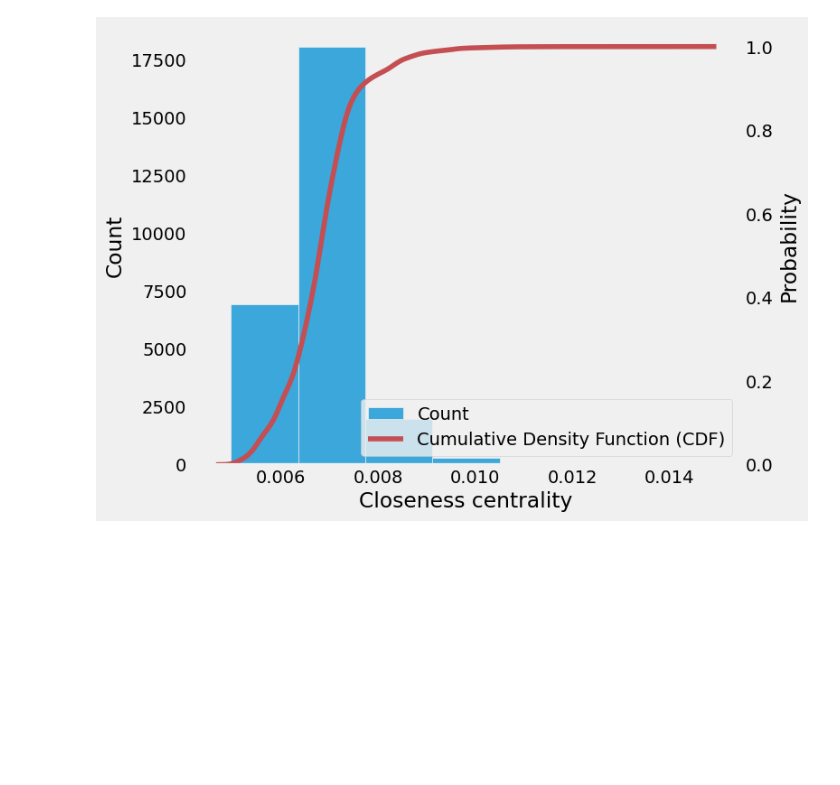
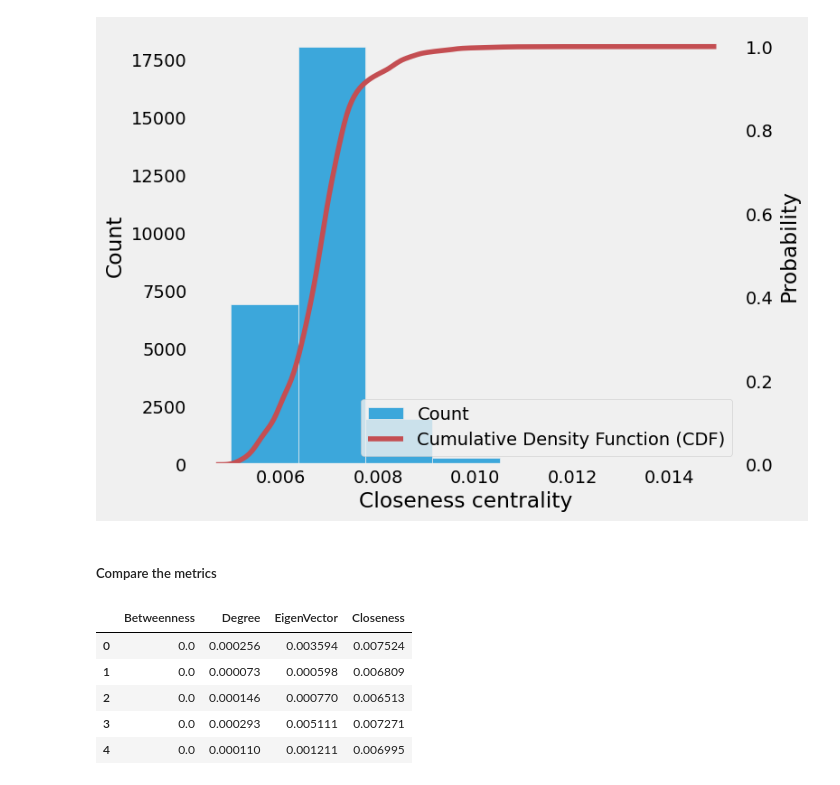
Before and after one commit to marianabritoazevedo/data-structure-ii, a Jupyter notebook: network_with_wikipedia/notebooks/Wikipedia.ipynb, the cells around one changed output. Saved outputs shown, nothing was run; the diff lists cells and outputs as text; code cells hidden in the pictures; blank space fills up the shorter version.

```diff
--- a/network_with_wikipedia/notebooks/Wikipedia.ipynb
+++ b/network_with_wikipedia/notebooks/Wikipedia.ipynb
@@ -596,3 +599,25 @@ ax2.set_ylabel("Probability")
 plt.show()
 # %% [output]
 [figure]
+# %% [markdown]
+##### Compare the metrics
+# %%
+# with betweenness
+bc = pd.Series(nx.betweenness_centrality(gsub))
+dc = pd.Series(nx.degree_centrality(gsub))
+ec = pd.Series(nx.eigenvector_centrality(gsub))
+cc = pd.Series(nx.closeness_centrality(gsub))
+
+df = pd.DataFrame.from_dict({"Betweenness": bc,
+                            "Degree": dc,
+                            "EigenVector": ec,
+                            "Closeness": cc})
+df.reset_index(inplace=True,drop=True)
+df.head()
+# %% [output]
+|  | Betweenness | Degree | EigenVector | Closeness |
+| 0 | 0.0 | 0.000256 | 0.003594 | 0.007524 |
+| 1 | 0.0 | 0.000073 | 0.000598 | 0.006809 |
+| 2 | 0.0 | 0.000146 | 0.000770 | 0.006513 |
+| 3 | 0.0 | 0.000293 | 0.005111 | 0.007271 |
+| 4 | 0.0 | 0.000110 | 0.001211 | 0.006995 |
```
Also changed, not shown: parts of 17 cells of this notebook, 19 other files.
